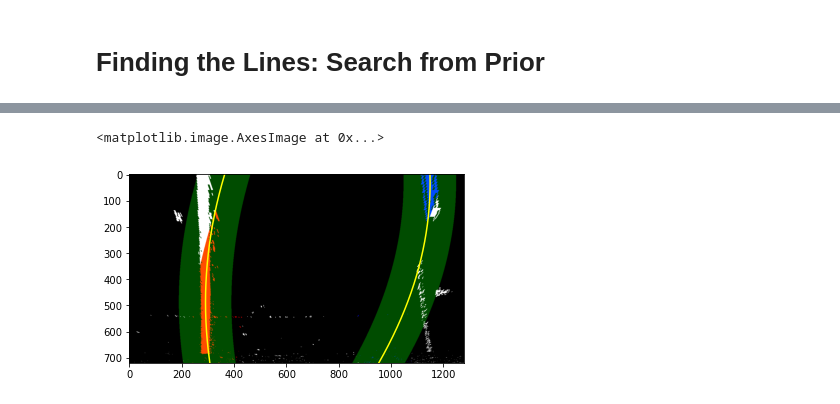
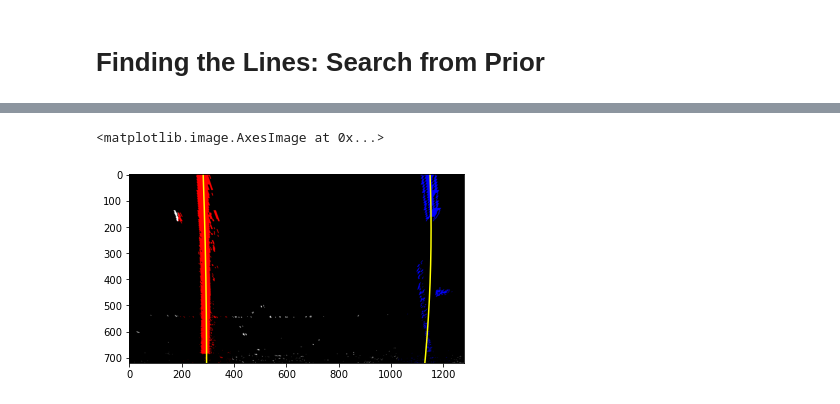
Before and after one commit to yurit04/SD-Car-Advanced-Lane-Lines-P2, a Jupyter notebook: advanced-lane-lines.ipynb, the cells around one changed output, grey strips where cells are left out. Drawn from its saved outputs; the diff is of its cells as text; code cells hidden in the pictures.

Commit message:
finding lines from prior frame

```diff
--- a/advanced-lane-lines.ipynb
+++ b/advanced-lane-lines.ipynb
@@ -396,17 +412,33 @@ plt.imshow(out_img)
 # %%
+# leftx, lefty     --- points of the left lane
+# rightx, righty   --- points of the right lane
+
+# this function takes in the points of the left and right lanes as input, fits 2-dim poly thru them (left & right)
+# and returns fitted left and right lanes (left_fitx,ploty), (right_fitx,ploty)
+# as well as polynomial coefficients left_fit and right_fit
+
 def fit_poly(img_shape, leftx, lefty, rightx, righty):
      ### TO-DO: Fit a second order polynomial to each with np.polyfit() ###
     left_fit = np.polyfit(lefty, leftx, 2)
     right_fit = np.polyfit(righty, rightx, 2)
     # Generate x and y values for plotting
-    ploty = np.linspace(0, img_shape[0]-1, img_shape[0])
+    ploty = np.linspace(start=0, stop=img_shape[0]-1, num=img_shape[0])
     ### TO-DO: Calc both polynomials using ploty, left_fit and right_fit ###
     left_fitx = left_fit[0]*ploty**2 + left_fit[1]*ploty + left_fit[2]
     right_fitx = right_fit[0]*ploty**2 + right_fit[1]*ploty + right_fit[2]
 
-    return left_fitx, right_fitx, ploty
+    return left_fitx, right_fitx, ploty, left_fit, right_fit
+# %%
+leftx, lefty, rightx, righty, out_img = find_lane_pixels(binary_warped,draw_boxes=False)
+# %%
+left_fitx, right_fitx, ploty, left_fit, right_fit = fit_poly(binary_warped.shape, leftx, lefty, rightx, righty)
 # %%
-def search_around_poly(binary_warped):
+# takes in binary_warped image and polynomial coefficients fit to left and right lanes of the previous frame
+# then the function performes a search for lane lines in the new frame in the +/-margin neighborhood of the
+# previous lane lines
+# it returnst
+
+def search_around_poly(binary_warped,left_fit,right_fit):
     # HYPERPARAMETER
     # Choose the width of the margin around the previous polynomial to search
     # The quiz grader expects 100 here, but feel free to tune on your own!
@@ -435,7 +467,7 @@ def search_around_poly(binary_warped):
     righty = nonzeroy[right_lane_inds]
 
     # Fit new polynomials
-    left_fitx, right_fitx, ploty = fit_poly(binary_warped.shape, leftx, lefty, rightx, righty)
+    left_fitx, right_fitx, ploty, left_fit, right_fit = fit_poly(binary_warped.shape, leftx, lefty, rightx, righty)
 
     ## Visualization ##
     # Create an image to draw on and an image to show the selection window
@@ -457,23 +489,23 @@ def search_around_poly(binary_warped):
     right_line_pts = np.hstack((right_line_window1, right_line_window2))
 
     # Draw the lane onto the warped blank image
-    cv2.fillPoly(window_img, np.int_([left_line_pts]), (0,255, 0))
-    cv2.fillPoly(window_img, np.int_([right_line_pts]), (0,255, 0))
-    result = cv2.addWeighted(out_img, 1, window_img, 0.3, 0)
+#     cv2.fillPoly(window_img, np.int_([left_line_pts]), (0,255, 0))
+#     cv2.fillPoly(window_img, np.int_([right_line_pts]), (0,255, 0))
+#     out_img = cv2.addWeighted(out_img, 1, window_img, 0.3, 0)
 
     # Plot the polynomial lines onto the image
     plt.plot(left_fitx, ploty, color='yellow')
     plt.plot(right_fitx, ploty, color='yellow')
     ## End visualization steps ##
 
-    return result
+    return out_img
 # %%
 # Run image through the pipeline
 # Note that in your project, you'll also want to feed in the previous fits
-result = search_around_poly(binary_warped)
+result = search_around_poly(binary_warped,left_fit,right_fit)
 
 # View your output
 plt.imshow(result)
 # %% [output]
 <matplotlib.image.AxesImage at 0x...>
-[figure, old version]
+[figure, new version]
```
Also changed, not shown: parts of 4 cells of this notebook.
